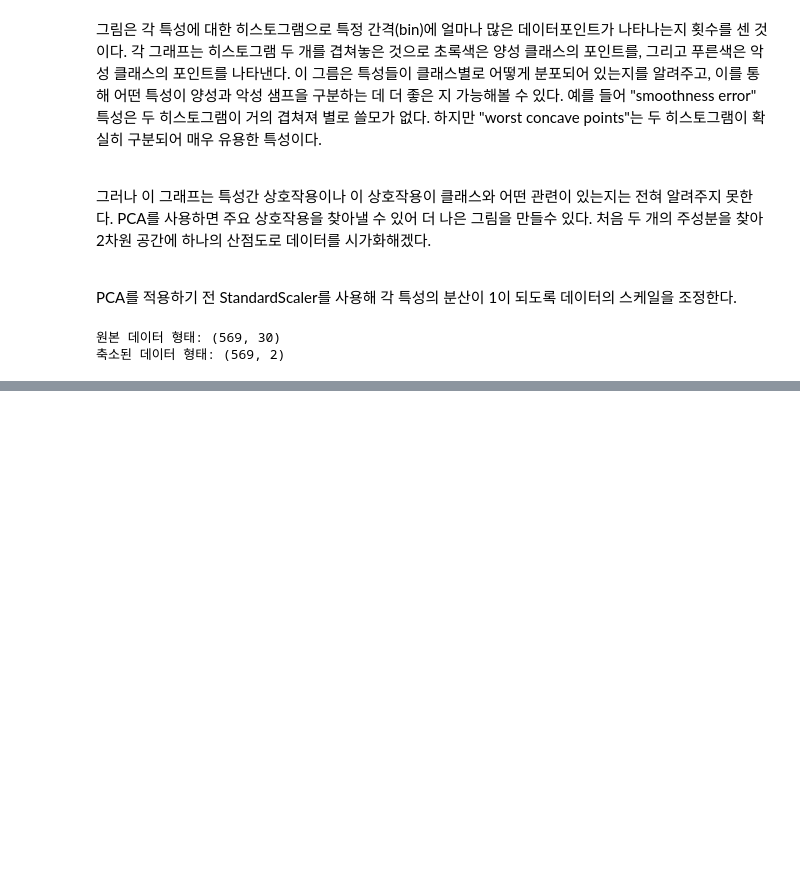
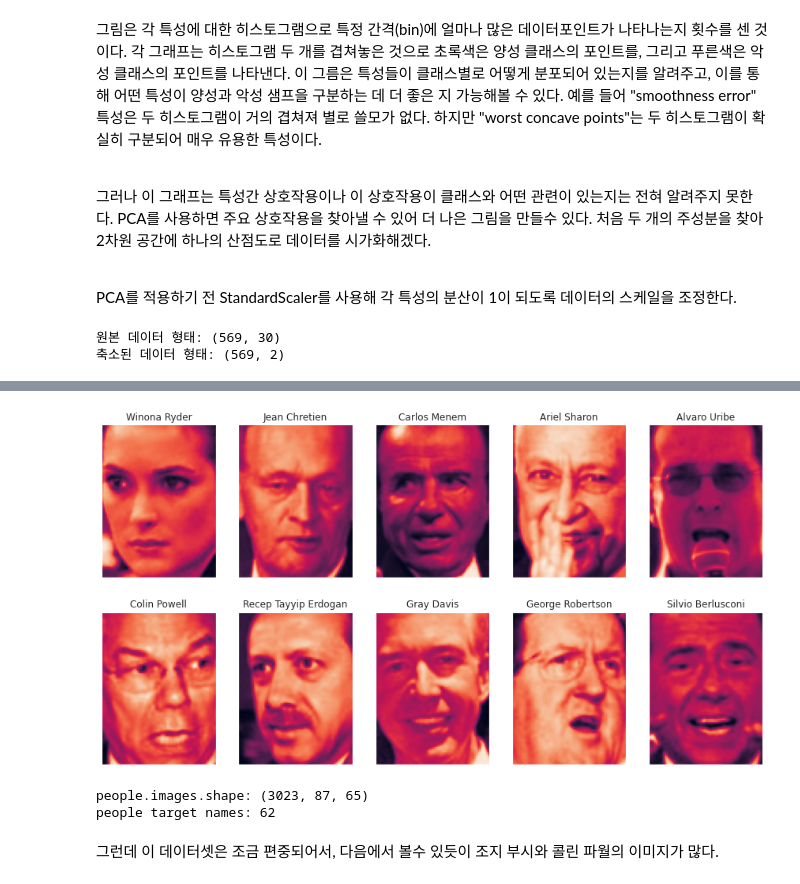
Before and after one commit to 201ssc/python_test1, a Jupyter notebook: 3_4_차원축소,_특성_축줄_매니폴드_학습.ipynb, the cells around one changed output, grey strips where cells are left out. Saved outputs shown, nothing was run; the diff lists cells and outputs as text; code cells hidden in the pictures; blank space fills up the shorter version.

```diff
--- a/3_4_차원축소,_특성_축줄_매니폴드_학습.ipynb
+++ b/3_4_차원축소,_특성_축줄_매니폴드_학습.ipynb
@@ -136,0 +182,23 @@ Text(0.5, 0, 'second principal component')
+# %%
+from IPython.core.pylabtools import figsize
+from sklearn.datasets import fetch_lfw_people
+people = fetch_lfw_people(min_faces_per_person=20, resize=0.7)
+image_shape = people.images[0].shape
+
+fig, axes = plt.subplots(2, 5, figsize=(15, 8), subplot_kw={'xticks': (), 'yticks': ()})
+
+for target, image, ax in zip(people.target, people.images, axes.ravel()):
+  ax.imshow(image)
+  ax.set_title(people.target_names[target])
+# %% [output]
+[figure, added]
+# %%
+# LFW 데이터셋에는 62명의 얼굴을 찍은 이미지가 총 3,023개가 있으며 각 이미지의 크기는 87x65 픽셀이다.
+
+print("people.images.shape:", people.images.shape)
+print("people target names:", len(people.target_names))
+# %% [output]
+people.images.shape: (3023, 87, 65)
+people target names: 62
+# %% [markdown]
+그런데 이 데이터셋은 조금 편중되어서, 다음에서 볼수 있듯이 조지 부시와 콜린 파월의 이미지가 많다.
```
Also changed, not shown: parts of 15 cells of this notebook.
